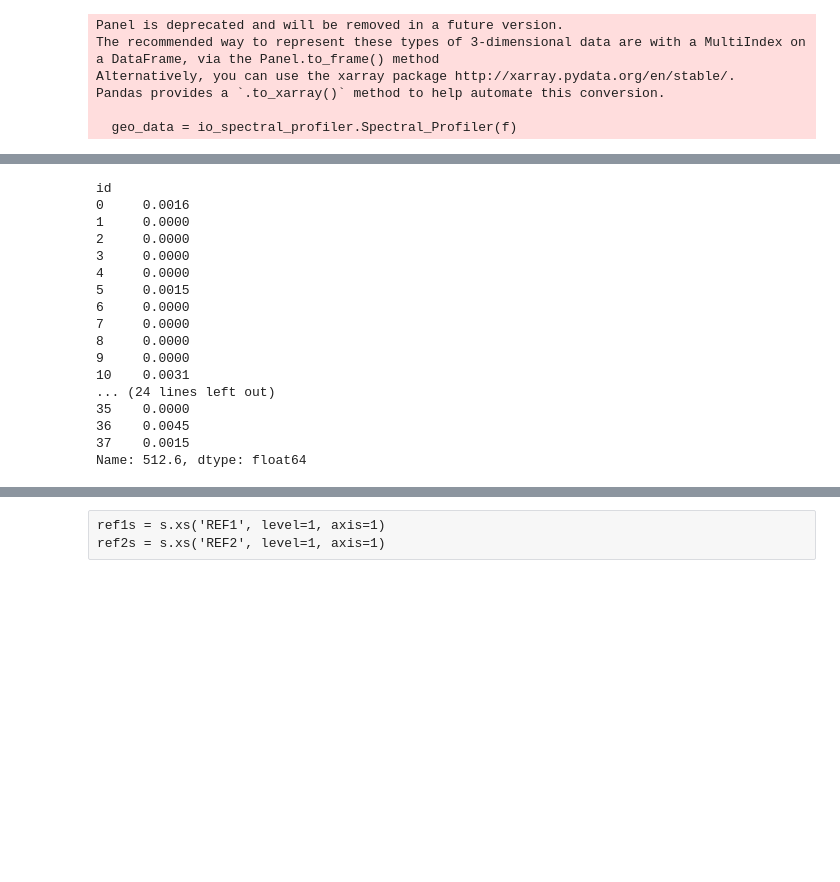
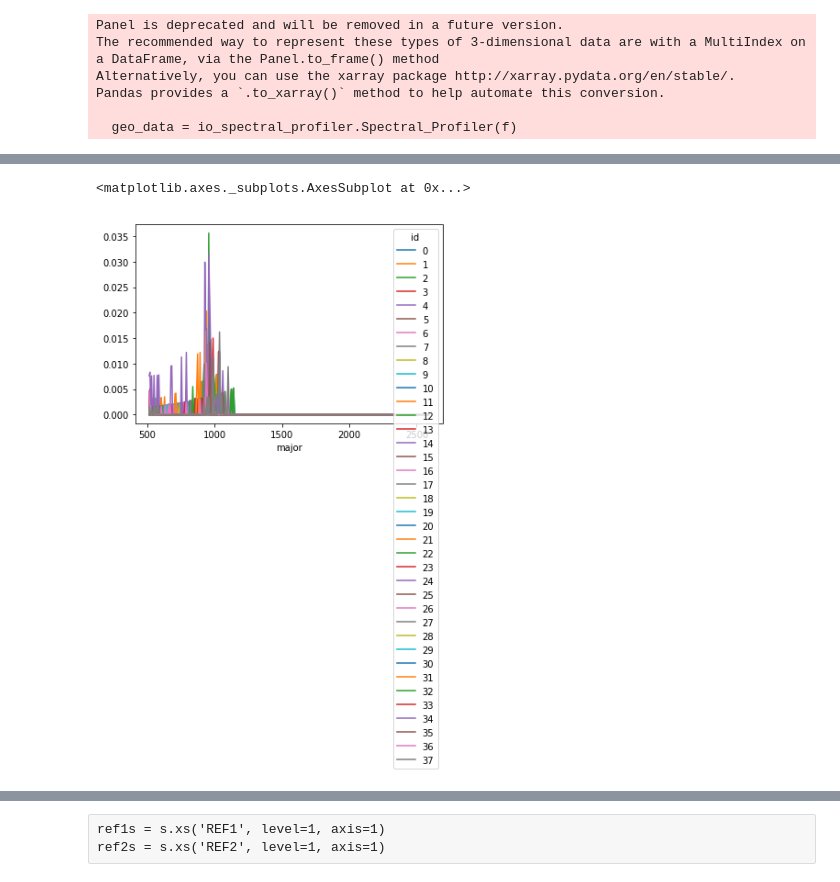
Before and after one commit to cneubauerUSGS/kaguya_spectral_profiler, a Jupyter notebook: notebooks/simplification/Reading_Kaguya_SP_Data.ipynb, the cells around one changed output, grey strips where cells are left out. Cells and saved outputs as stored; diff of their text form; code cells hidden in the pictures; blank space fills up the shorter version.

Commit message:
needs clean up but line simplification works

```diff
--- a/notebooks/simplification/Reading_Kaguya_SP_Data.ipynb
+++ b/notebooks/simplification/Reading_Kaguya_SP_Data.ipynb
@@ -42,20 +60,5 @@ Float64Index([ 512.6,  518.4,  524.7,  530.4,  536.5,  542.8,  548.7,  554.5,
 # %%
-ref1s.data.loc[512.6]
+ref1s.data.plot()
 # %% [output]
-id
-0     0.0016
-1     0.0000
-2     0.0000
-3     0.0000
-4     0.0000
-5     0.0015
-6     0.0000
-7     0.0000
-8     0.0000
-9     0.0000
-10    0.0031
-... (24 lines left out)
-35    0.0000
-36    0.0045
-37    0.0015
-Name: 512.6, dtype: float64
+<matplotlib.axes._subplots.AxesSubplot at 0x...>
+[figure, added]
```
Also changed, not shown: parts of 12 cells of this notebook, 2 other files.
